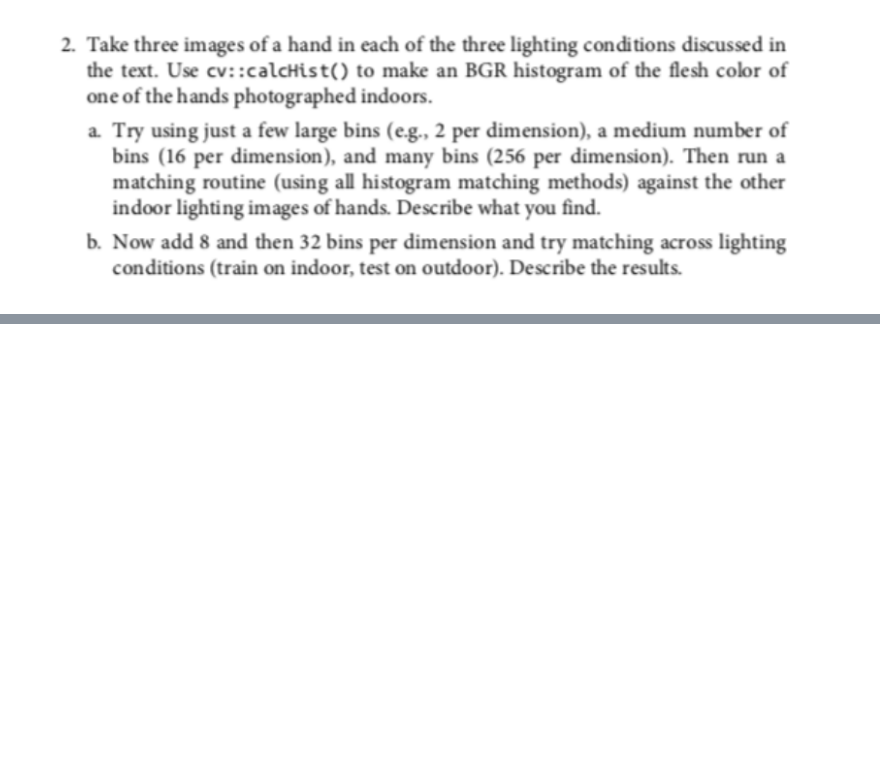
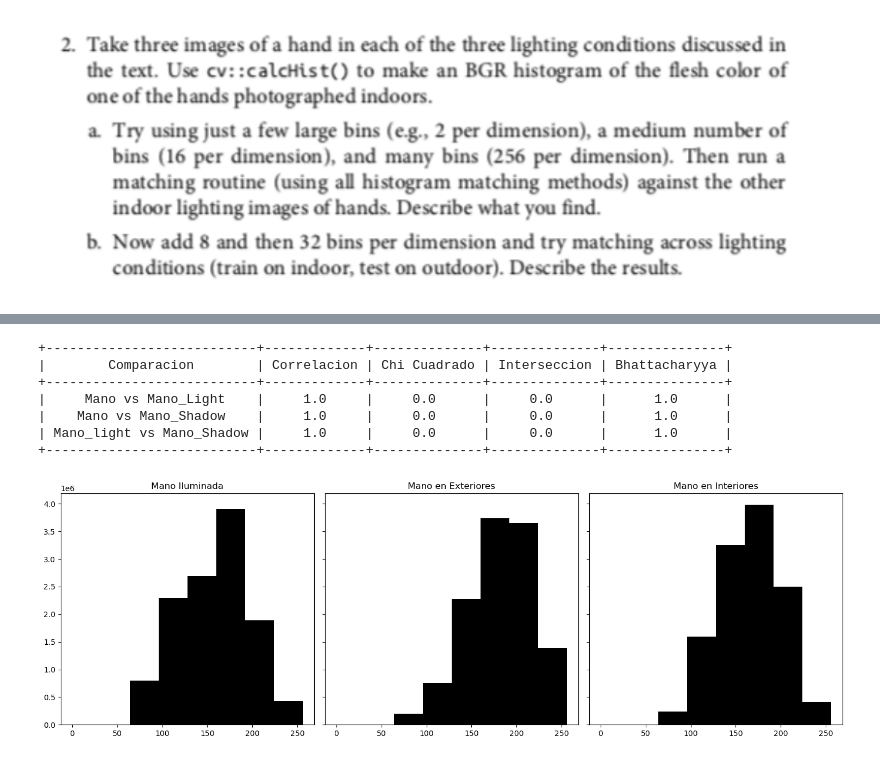
Before and after one commit to KouzouAkizuki/Tecnicas-de-IA---2024-I, a Jupyter notebook: Talleres/Taller 1.ipynb, the cells around one changed output, grey strips where cells are left out. Saved outputs shown, nothing was run; the diff lists cells and outputs as text; code cells hidden in the pictures; blank space fills up the shorter version.

```diff
--- a/Talleres/Taller 1.ipynb
+++ b/Talleres/Taller 1.ipynb
@@ -62,4 +149,71 @@ fig.tight_layout()
 [figure]
+# %%
+# 8 Bins
+
+Bins=2**3
+Mano_light_hist     =   cv2.calcHist([Mano_light],[0],None,[Bins],[0,Bins])
+Mano_shadow_hist    =   cv2.calcHist([Mano_shadow],[0],None,[Bins],[0,Bins])
+Mano_hist           =   cv2.calcHist([Mano],[0],None,[Bins],[0,Bins])
+
+Mano_light_hist_Norm    =   cv2.normalize(Mano_light_hist,np.array([0]*len(Mano_light_hist)),norm_type=cv2.NORM_INF)
+Mano_shadow_hist_Norm   =   cv2.normalize(Mano_shadow_hist,np.array([0]*len(Mano_shadow_hist)),norm_type=cv2.NORM_INF)
+Mano_hist_Norm          =   cv2.normalize(Mano_hist,np.array([0]*len(Mano_hist)),norm_type=cv2.NORM_INF)
+
+
+fig, graph = plt.subplots(1,3, sharey=True, figsize=(15,5))
+
+graph[0].hist(Mano_light.ravel(),Bins,(0,2**8),facecolor='#000000')
+graph[0].set_title('Mano Iluminada')
+
+graph[1].hist(Mano_shadow.ravel(),Bins,(0,2**8),facecolor='#000000')
+graph[1].set_title('Mano en Exteriores')
+
+graph[2].hist(Mano.ravel(),Bins,(0,2**8),facecolor='#000000')
+graph[2].set_title('Mano en Interiores')
+
+fig.tight_layout()
+
+## Comparacion de Histogramas
+
+# Mano Vs Mano Light
+
+Comp_Mano_Light_Correl  =   cv2.compareHist(Mano_hist_Norm,Mano_light_hist_Norm,cv2.HISTCMP_CORREL)
+Comp_Mano_Light_Chi     =   cv2.compareHist(Mano_hist_Norm,Mano_light_hist_Norm,cv2.HISTCMP_CHISQR)
+Comp_Mano_Light_Inter   =   cv2.compareHist(Mano_hist_Norm,Mano_light_hist_Norm,cv2.HISTCMP_INTERSECT)
+Comp_Mano_Light_Bhatta  =   cv2.compareHist(Mano_hist_Norm,Mano_light_hist_Norm,cv2.HISTCMP_BHATTACHARYYA)
+
+# Mano Vs Mano Shadow
+
+Comp_Mano_Shadow_Correl  =   cv2.compareHist(Mano_hist_Norm,Mano_shadow_hist_Norm,cv2.HISTCMP_CORREL)
+Comp_Mano_Shadow_Chi     =   cv2.compareHist(Mano_hist_Norm,Mano_shadow_hist_Norm,cv2.HISTCMP_CHISQR)
+Comp_Mano_Shadow_Inter   =   cv2.compareHist(Mano_hist_Norm,Mano_shadow_hist_Norm,cv2.HISTCMP_INTERSECT)
+Comp_Mano_Shadow_Bhatta  =   cv2.compareHist(Mano_hist_Norm,Mano_shadow_hist_Norm,cv2.HISTCMP_BHATTACHARYYA)
+
+# Mano Light Vs Mano Shadow
+
+Comp_Light_Shadow_Correl  =   cv2.compareHist(Mano_light_hist_Norm,Mano_shadow_hist_Norm,cv2.HISTCMP_CORREL)
+Comp_Light_Shadow_Chi     =   cv2.compareHist(Mano_light_hist_Norm,Mano_shadow_hist_Norm,cv2.HISTCMP_CHISQR)
+Comp_Light_Shadow_Inter   =   cv2.compareHist(Mano_light_hist_Norm,Mano_shadow_hist_Norm,cv2.HISTCMP_INTERSECT)
+Comp_Light_Shadow_Bhatta  =   cv2.compareHist(Mano_light_hist_Norm,Mano_shadow_hist_Norm,cv2.HISTCMP_BHATTACHARYYA)
+
+
+# Tabla
+
+Table = PrettyTable(["Comparacion", "Correlacion", "Chi Cuadrado", "Interseccion", "Bhattacharyya"])
+Table.add_row(["Mano vs Mano_Light", str(Comp_Mano_Light_Correl),str(Comp_Mano_Light_Chi), str(Comp_Mano_Light_Inter), str(Comp_Mano_Light_Bhatta)])
+Table.add_row(["Mano vs Mano_Shadow", str(Comp_Mano_Shadow_Correl),str(Comp_Mano_Shadow_Chi), str(Comp_Mano_Shadow_Inter), str(Comp_Mano_Shadow_Bhatta)])
+Table.add_row(["Mano_light vs Mano_Shadow", str(Comp_Light_Shadow_Correl),str(Comp_Light_Shadow_Chi), str(Comp_Light_Shadow_Inter), str(Comp_Light_Shadow_Bhatta)])
+
+print(Table)
+# %% [output]
++---------------------------+-------------+--------------+--------------+---------------+
+|        Comparacion        | Correlacion | Chi Cuadrado | Interseccion | Bhattacharyya |
++---------------------------+-------------+--------------+--------------+---------------+
+|     Mano vs Mano_Light    |     1.0     |     0.0      |     0.0      |      1.0      |
+|    Mano vs Mano_Shadow    |     1.0     |     0.0      |     0.0      |      1.0      |
+| Mano_light vs Mano_Shadow |     1.0     |     0.0      |     0.0      |      1.0      |
++---------------------------+-------------+--------------+--------------+---------------+
+[figure, added]
 # %%
 # 256 Bins
 
```
Also changed, not shown: parts of 5 cells of this notebook.
